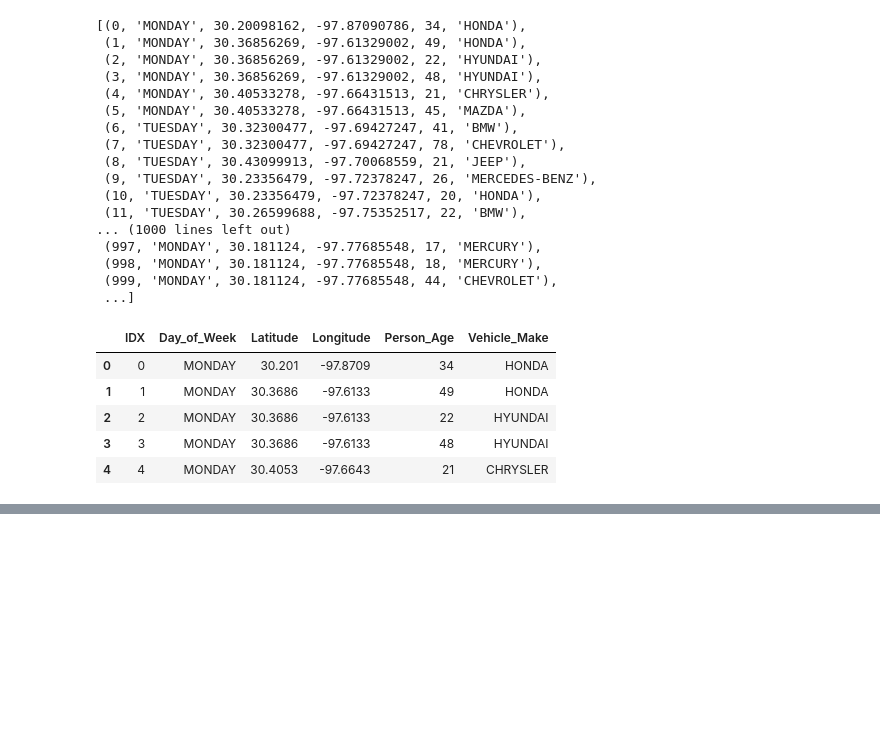
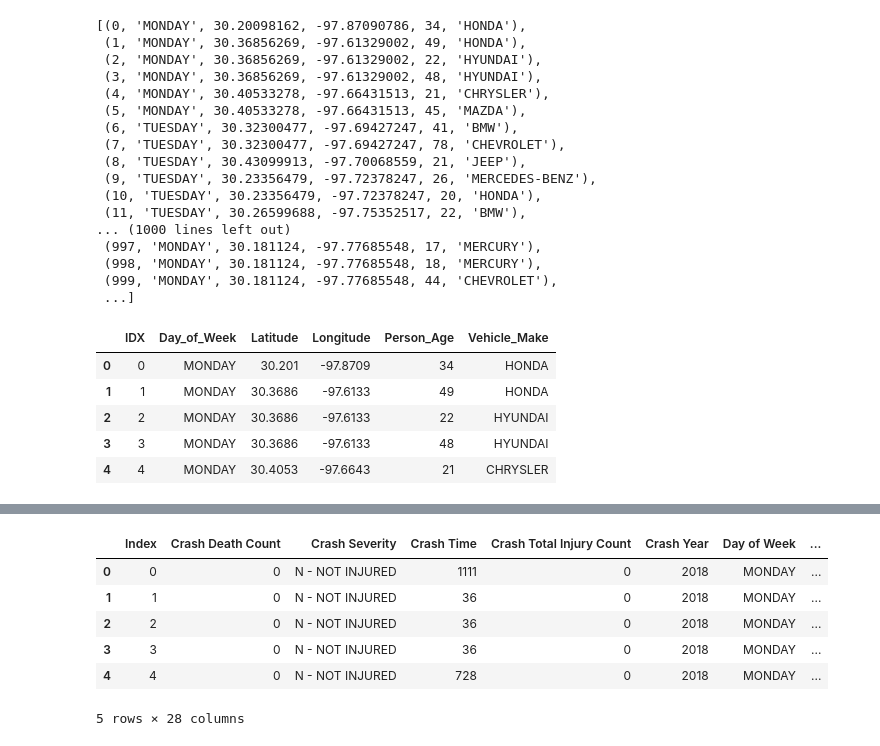
Before and after one commit to cedoula/Austin_Driver_Score_Predictor, a Jupyter notebook: Practice_SQLlite.ipynb, the cells around one changed output, grey strips where cells are left out. Cells and saved outputs as stored; diff of their text form; code cells hidden in the pictures; blank space fills up the shorter version.

Commit message:
adding db with full mock data

```diff
--- a/Practice_SQLlite.ipynb
+++ b/Practice_SQLlite.ipynb
@@ -73,0 +87,16 @@ df_new.head()
+# %%
+data = conn.execute("SELECT * FROM ML_MOCK_DATA").fetchall()
+# %%
+cols = ['Index','Crash Death Count','Crash Severity','Crash Time','Crash Total Injury Count','Crash Year','Day of Week','Highway Number','Highway System','Latitude','Light Condition','Longitude','Surface Condition','Surface Type','Weather Condition','Vehicle Body Style','Vehicle Damage Rating 1 - Severity','Vehicle Damage Rating 2 - Severity','Vehicle Make','Vehicle Model Name','Vehicle Model Year','Citation','Person Age','Person Alcohol Result','Person Drug Test Result','Person Gender','Person Injury Severity','Person Type']
+# %%
+ml_df_new = pd.DataFrame(data, columns=cols)
+# %%
+ml_df_new.head()
+# %% [output]
+|  | Index | Crash Death Count | Crash Severity | Crash Time | Crash Total Injury Count | Crash Year | Day of Week | ... |
+| 0 | 0 | 0 | N - NOT INJURED | 1111 | 0 | 2018 | MONDAY | ... |
+| 1 | 1 | 0 | N - NOT INJURED | 36 | 0 | 2018 | MONDAY | ... |
+| 2 | 2 | 0 | N - NOT INJURED | 36 | 0 | 2018 | MONDAY | ... |
+| 3 | 3 | 0 | N - NOT INJURED | 36 | 0 | 2018 | MONDAY | ... |
+| 4 | 4 | 0 | N - NOT INJURED | 728 | 0 | 2018 | MONDAY | ... |
+5 rows × 28 columns
```
Also changed, not shown: parts of 3 cells of this notebook, 2 other files.
